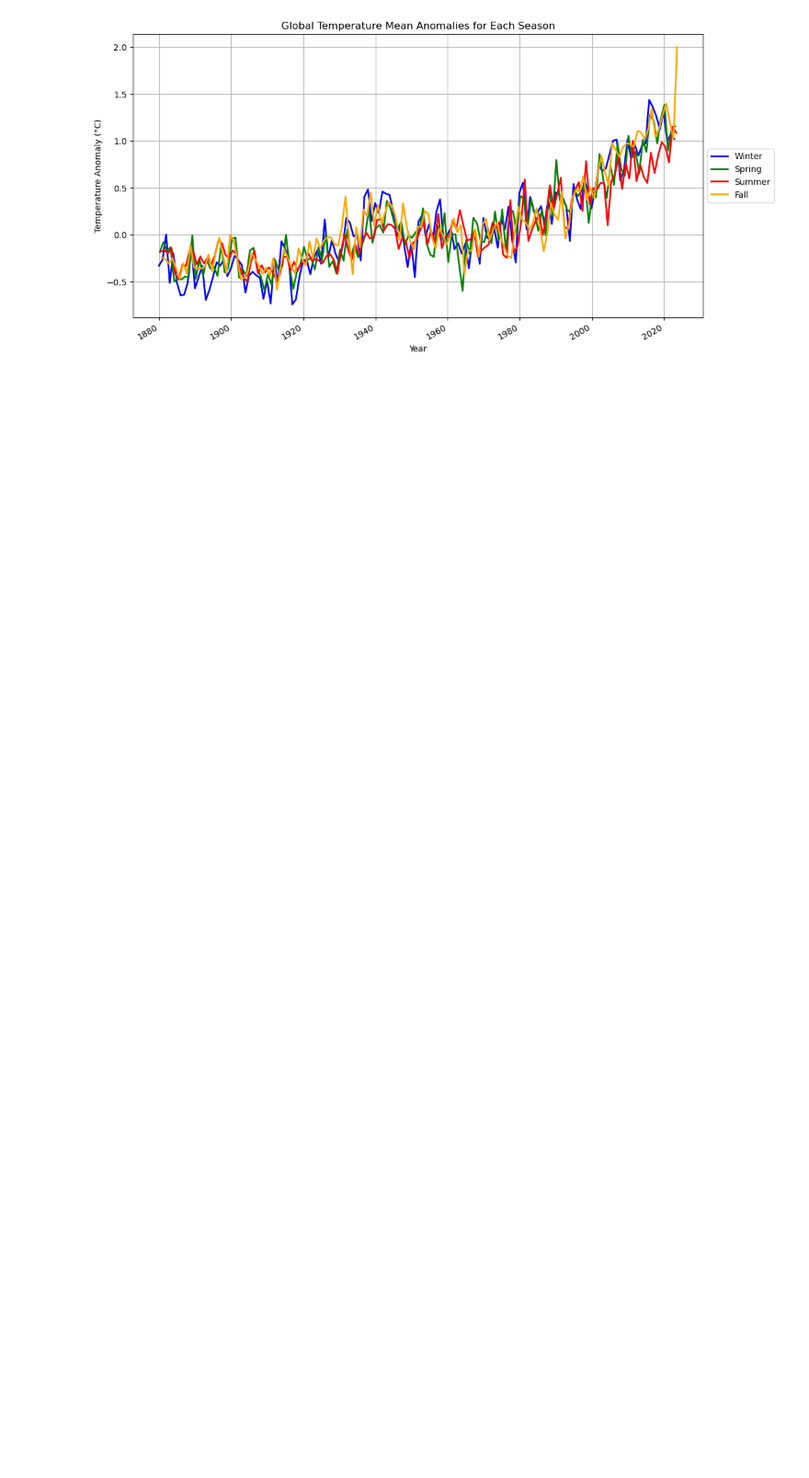
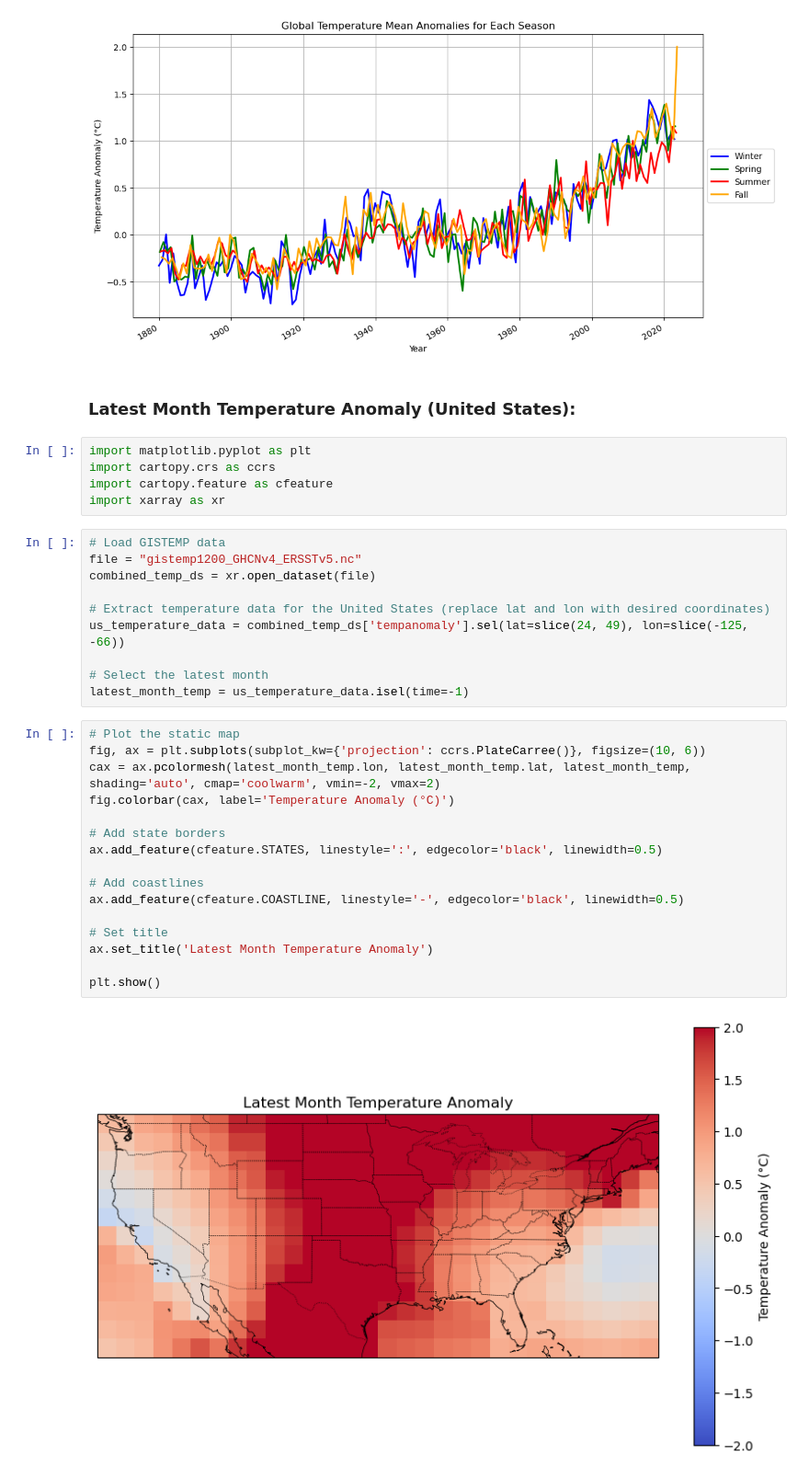
Before and after one commit to ajoherron/GISTEMP_rewrite, a Jupyter notebook: GISTEMP Visualizations.ipynb, the cells around one changed output. Shown at 92% size. Cells and saved outputs as stored; diff of their text form; blank space fills up the shorter version.

```diff
--- a/GISTEMP Visualizations.ipynb
+++ b/GISTEMP Visualizations.ipynb
@@ -318,3 +273,38 @@ plt.grid(True)
 plt.show()
 # %% [output]
 [figure]
+# %% [markdown]
+### Latest Month Temperature Anomaly (United States):
+# %%
+import matplotlib.pyplot as plt
+import cartopy.crs as ccrs
+import cartopy.feature as cfeature
+import xarray as xr
+# %%
+# Load GISTEMP data
+file = "gistemp1200_GHCNv4_ERSSTv5.nc"
+combined_temp_ds = xr.open_dataset(file)
+
+# Extract temperature data for the United States (replace lat and lon with desired coordinates)
+us_temperature_data = combined_temp_ds['tempanomaly'].sel(lat=slice(24, 49), lon=slice(-125, -66))
+
+# Select the latest month
+latest_month_temp = us_temperature_data.isel(time=-1)
+# %%
+# Plot the static map
+fig, ax = plt.subplots(subplot_kw={'projection': ccrs.PlateCarree()}, figsize=(10, 6))
+cax = ax.pcolormesh(latest_month_temp.lon, latest_month_temp.lat, latest_month_temp, shading='auto', cmap='coolwarm', vmin=-2, vmax=2)
+fig.colorbar(cax, label='Temperature Anomaly (°C)')
+
+# Add state borders
+ax.add_feature(cfeature.STATES, linestyle=':', edgecolor='black', linewidth=0.5)
+
+# Add coastlines
+ax.add_feature(cfeature.COASTLINE, linestyle='-', edgecolor='black', linewidth=0.5)
+
+# Set title
+ax.set_title('Latest Month Temperature Anomaly')
+
+plt.show()
+# %% [output]
+[figure, added]
```
Also changed, not shown: parts of 62 cells of this notebook.
